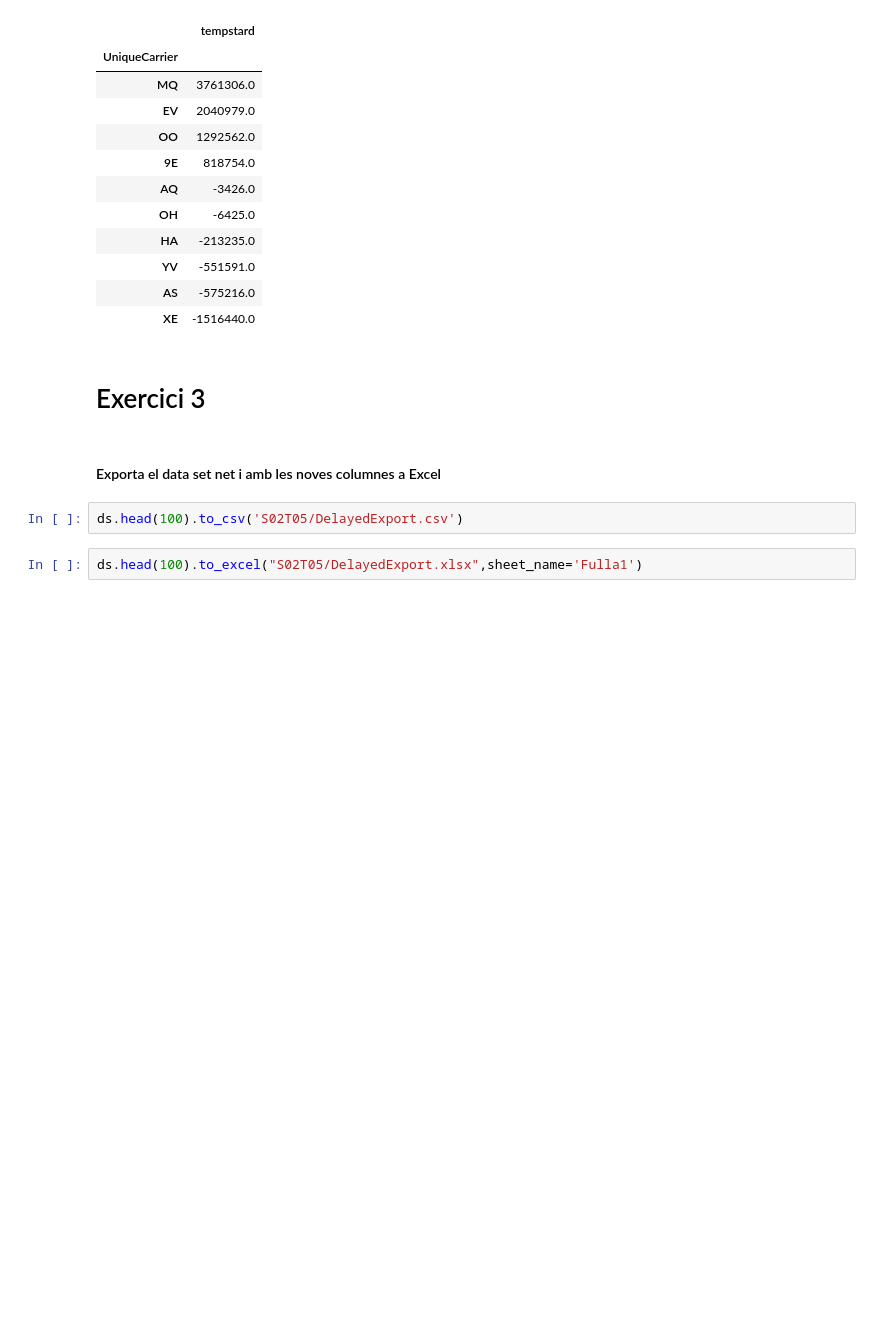
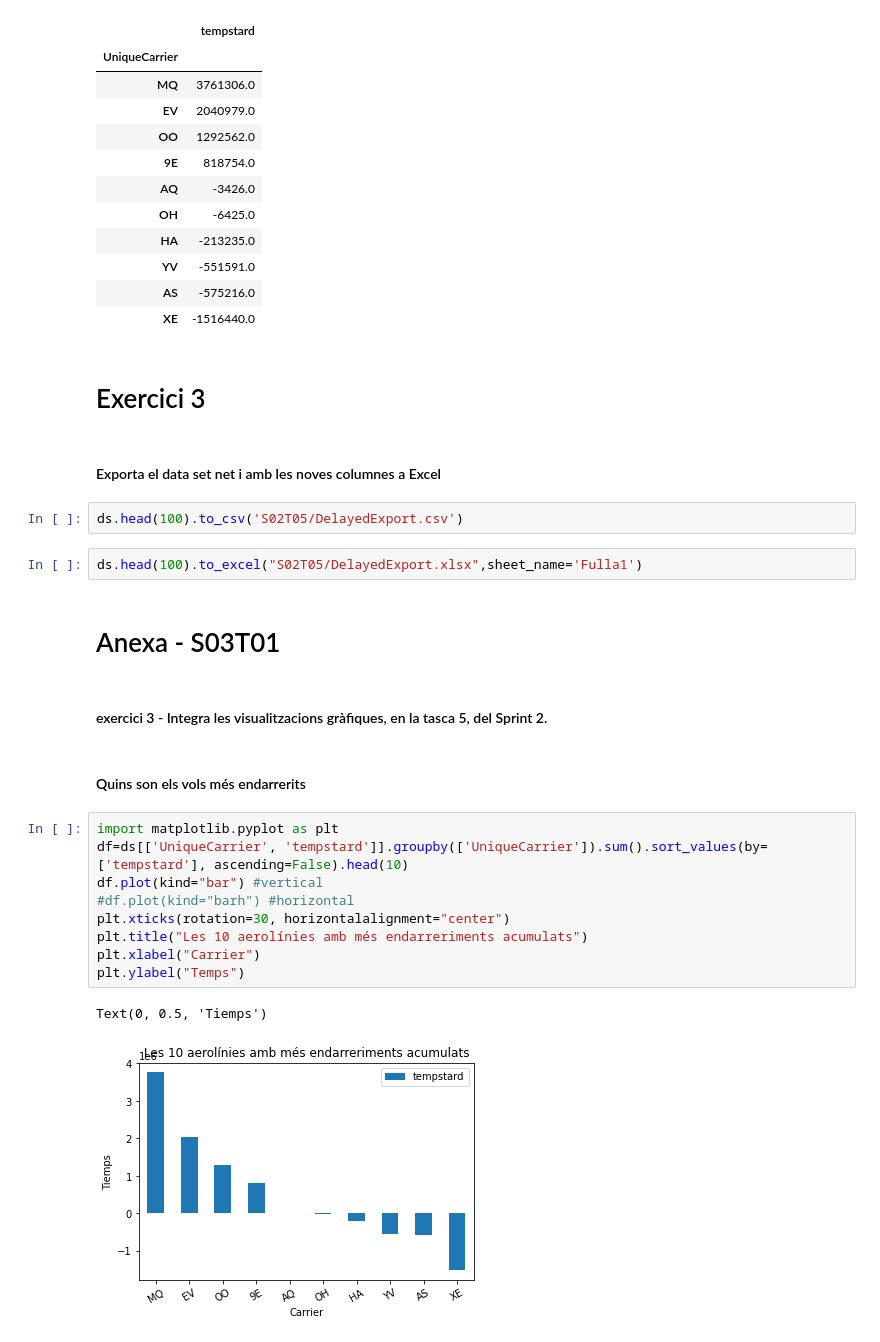
Before and after one commit to rogerpujollopez/S02T05, a Jupyter notebook: S02T05.ipynb, the cells around one changed output. Cells and saved outputs as stored; diff of their text form; blank space fills up the shorter version.

```diff
--- a/S02T05.ipynb
+++ b/S02T05.ipynb
@@ -211,3 +211,21 @@ ds[['UniqueCarrier', 'tempstard']].groupby(['UniqueCarrier']).sum().sort_values(
 ds.head(100).to_csv('S02T05/DelayedExport.csv')
 # %%
 ds.head(100).to_excel("S02T05/DelayedExport.xlsx",sheet_name='Fulla1')
+# %% [markdown]
+# Anexa - S03T01
+# %% [markdown]
+#### exercici 3 - Integra les visualitzacions gràfiques, en la tasca 5, del Sprint 2.
+# %% [markdown]
+#### Quins son els vols més endarrerits
+# %%
+import matplotlib.pyplot as plt
+df=ds[['UniqueCarrier', 'tempstard']].groupby(['UniqueCarrier']).sum().sort_values(by=['tempstard'], ascending=False).head(10)
+df.plot(kind="bar") #vertical
+#df.plot(kind="barh") #horizontal
+plt.xticks(rotation=30, horizontalalignment="center")
+plt.title("Les 10 aerolínies amb més endarreriments acumulats")
+plt.xlabel("Carrier")
+plt.ylabel("Temps")
+# %% [output]
+Text(0, 0.5, 'Tiemps')
+[figure, added]
```
Also changed, not shown: parts of 4 cells of this notebook, 1 other file.
